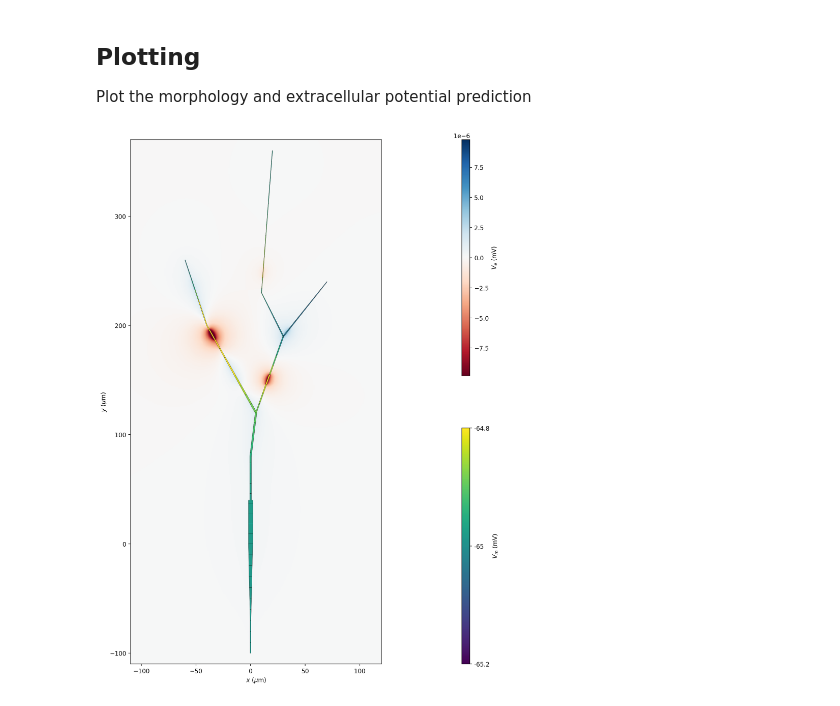
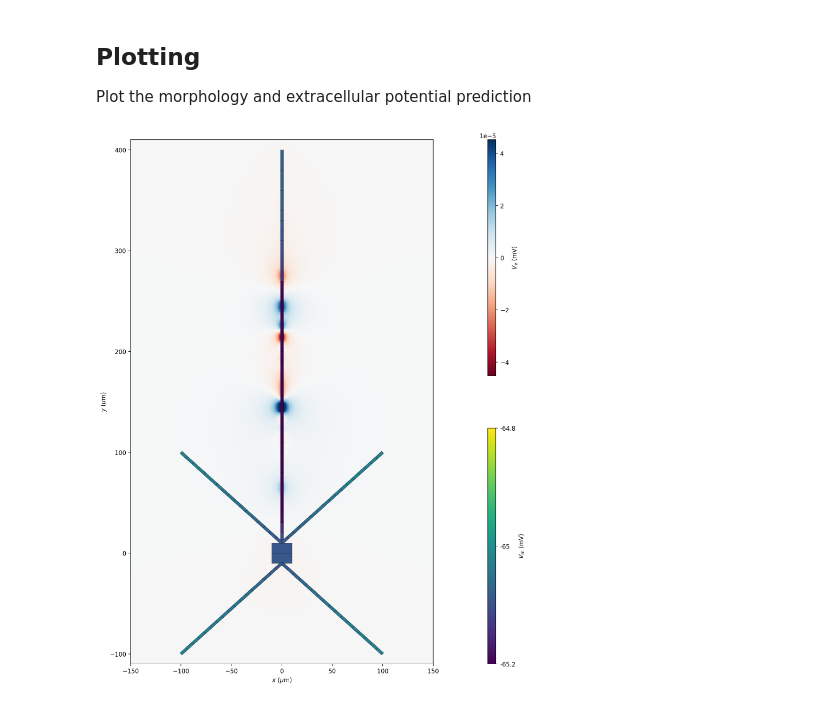
Before and after one commit to INM-6/hybridLFPy, a Jupyter notebook: examples/Example_Arbor_swc_hybridLFPy.ipynb, the cells around one changed output. Saved outputs shown, nothing was run; the diff lists cells and outputs as text; code cells hidden in the pictures.

Commit message:
fixes for Arbor@master changes

```diff
--- a/examples/Example_Arbor_swc_hybridLFPy.ipynb
+++ b/examples/Example_Arbor_swc_hybridLFPy.ipynb
@@ -282,7 +285,7 @@ fig, ax = plt.subplots(1, 1, figsize=(12, 12), dpi=200)
 zips = []
 for i in range(len(loc_sets)):
     inds = CV_ind == i
-    zips.append(create_polygon(x[inds, ], y[inds, ], d[inds, ]*5))
+    zips.append(create_polygon(x[inds, ], z[inds, ], d[inds, ]))
 polycol = PolyCollection(zips,
                          edgecolors='gray',
                          facecolors='none',
@@ -293,8 +296,8 @@ ax.add_collection(polycol)
 # outline of segments making up each CV:
 if True:
     zips = []
-    for x_, y_, d_ in zip(x, y, d*5):
-        zips.append(create_polygon(x_, y_, d_))
+    for x_, z_, d_ in zip(x, z, d):
+        zips.append(create_polygon(x_, z_, d_))
     polycol = PolyCollection(zips,
                              edgecolors='k',
                              facecolors='none',
@@ -302,10 +305,10 @@ if True:
     ax.add_collection(polycol)
 
 # plot COM of each CV (sanity test)
-ax.plot(r_bar[:, 0], r_bar[:, 1], 'go', label='COM(CV)')
+ax.plot(r_bar[:, 0], r_bar[:, 2], 'go', label='COM(CV)')
 
 # plot COM of each segment (sanity test)
-ax.plot(r_bar_seg[:, 0], r_bar_seg[:, 1], 'r.', label='COM(seg)')
+ax.plot(r_bar_seg[:, 0], r_bar_seg[:, 2], 'r.', label='COM(seg)')
 
 
 ax.set_xlabel(r'$x$ ($\mu$m)')
@@ -352,7 +355,7 @@ def get_rand_idx_area_and_distribution_norm(areas,
     mod = np.zeros(areas.size)
     for f, args, w in zip(fun, funargs, funweights):
         df = f(**args)
-        mod += df.pdf(x=r_bar[:, 1]) * w
+        mod += df.pdf(x=depth) * w
 
     # multiply probs by spatial weighting factor
     p *= mod
@@ -383,12 +386,12 @@ axes[1].hist(r_bar[inds][:, 1], orientation='horizontal')
 ### Proper cell simulation using cell instrumented with synapses distributed accd. to CV area and depth
 # %%
 # randomly chosen loc_sets
-inds = get_rand_idx_area_and_distribution_norm(areas, r_bar[:, 1], n_syn=n_syn)
+inds = get_rand_idx_area_and_distribution_norm(areas, r_bar[:, 2], n_syn=n_syn)
 random_loc_sets = np.array(loc_sets)[inds]
 
 # create synapses at each loc_set
-for loc_set in random_loc_sets:
-    decor.place(loc_set, arbor.mechanism(synapse, synapse_params))
+for i, loc_set in enumerate(random_loc_sets):
+    decor.place(loc_set, arbor.mechanism(synapse, synapse_params), f'{i}')
 
 # synapse activation times (Poisson like)
 times = get_activation_times_from_distribution(
@@ -396,7 +399,6 @@ times = get_activation_times_from_distribution(
     distribution=st.expon, rvs_args=dict(loc=0, scale=20))
 
 # synapse weights
-weight_params = dict(loc=0, scale=1E-4)
 weights = st.norm.rvs(size=n_syn, **weight_params)
 
 # number of CVs per branch
@@ -456,11 +458,11 @@ cell_geometry.time = time  # ms
 # locations where extracellular potential is predicted
 dx = 1
 dz = 1
-axis = np.round([x.min()-50, x.max()+50, y.min()-10, y.max()+10])
+axis = np.round([x.min()-50, x.max()+50, z.min()-10, z.max()+10])
 # axis = np.round(axis)
-X, Y = np.meshgrid(np.linspace(axis[0], axis[1], int(np.diff(axis[:2]) // dx) + 1),
+X, Z = np.meshgrid(np.linspace(axis[0], axis[1], int(np.diff(axis[:2]) // dx) + 1),
                    np.linspace(axis[2], axis[3], int(np.diff(axis[2:]) // dz) + 1))
-Z = np.zeros_like(X)
+Y = np.zeros_like(X)
 
 # LineSourcePotential object, get mapping for all segments per CV
 lsp = lfpykit.LineSourcePotential(cell=cell_geometry,
@@ -476,7 +478,7 @@ for i in range(I_m.shape[0]):
     M[:, i] = M_tmp[:, inds] @ (cell_geometry.area[inds] / cell_geometry.area[inds].sum())
 
 # Extracellular potential using segment information at last time step
-# in x,y-plane coordinates
+# in x,z-plane coordinates
 V_e = M @ cell_geometry.I_m[:, -1]
 # %% [markdown]
 ## Plotting
@@ -485,7 +487,7 @@ Plot the morphology and extracellular potential prediction
 fig, ax = plt.subplots(1, 1, figsize=(12, 16), dpi=200)
 
 # plot pcolormesh plot of V_e
-im_V_e = ax.pcolormesh(X, Y, V_e.reshape(X.shape),
+im_V_e = ax.pcolormesh(X, Z, V_e.reshape(X.shape),
                         shading='auto', cmap='RdBu',
                         vmin=-abs(V_e).max() / 2, vmax=abs(V_e).max() / 2)
 cb = colorbar(fig, ax, im_V_e, height=0.45, voffset=0.55, width=0.02)
@@ -497,38 +499,38 @@ norm = plt.Normalize(vmin=-65.2, vmax=-64.8)
 colors = [plt.cm.viridis(norm(v)) for v in cell_geometry.V_m[:, -1]]
 zips = []
 for i in range(I_m.shape[0]):
     inds = CV_ind == i
-    zips.append(create_polygon(x[inds, ], y[inds, ], d[inds, ]))
+    zips.append(create_polygon(x[inds, ], z[inds, ], d[inds, ]))
 polycol = PolyCollection(zips,
                          edgecolors='k',
                          facecolors=colors,
                          linewidths=0.25)
 im_V_m = ax.add_collection(polycol)
 
 cb2 = colorbar(fig, ax, im_V_m, height=0.45, width=0.02)
 cb2.set_ticks([0, 0.5, 1])
 cb2.set_ticklabels([-65.2, -65, -64.8])
 cb2.set_label(r'$V_m$ (mV)')
 
 # outline of segments making up each CV:
 if False:
     zips = []
-    for x_, y_, d_ in zip(x, y, d):
-        zips.append(create_polygon(x_, y_, d_))
+    for x_, z_, d_ in zip(x, z, d):
+        zips.append(create_polygon(x_, z_, d_))
     polycol = PolyCollection(zips,
                              edgecolors='k',
                              facecolors='none',
                              linewidths=0.5)
     ax.add_collection(polycol)
 
 
 ax.set_xlim(X.min(), X.max())
-ax.set_ylim(Y.min(), Y.max())
+ax.set_ylim(Z.min(), Z.max())
 ax.set_xlabel(r'$x$ ($\mu$m)')
 ax.set_ylabel(r'$y$ ($\mu$m)')
 ax.set_aspect('equal')
 # %% [output]
-[figure, old version]
+[figure, new version]
 # %%
 plt.matshow(cell_geometry.I_m)
 plt.colorbar()
```
Also changed, not shown: parts of 9 cells of this notebook.
